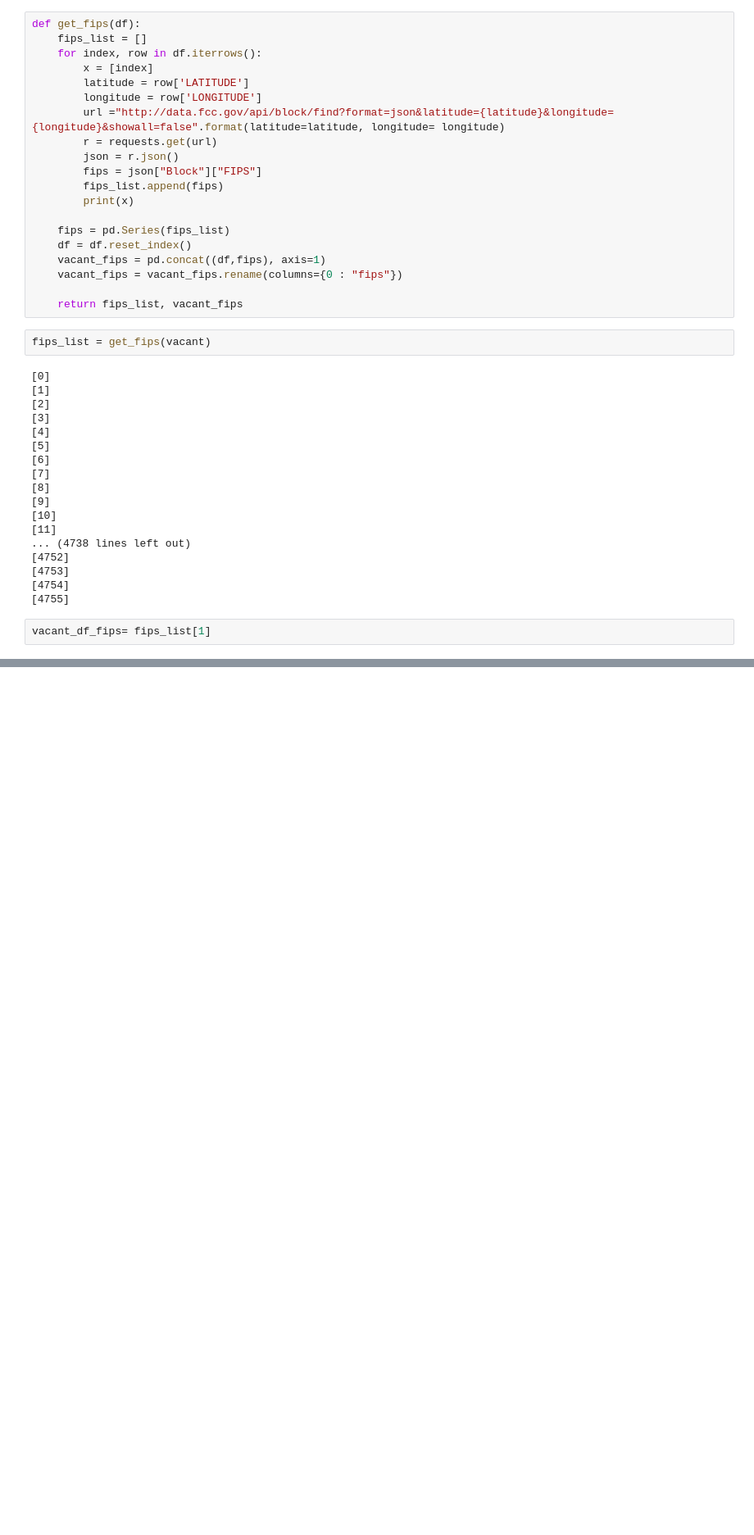
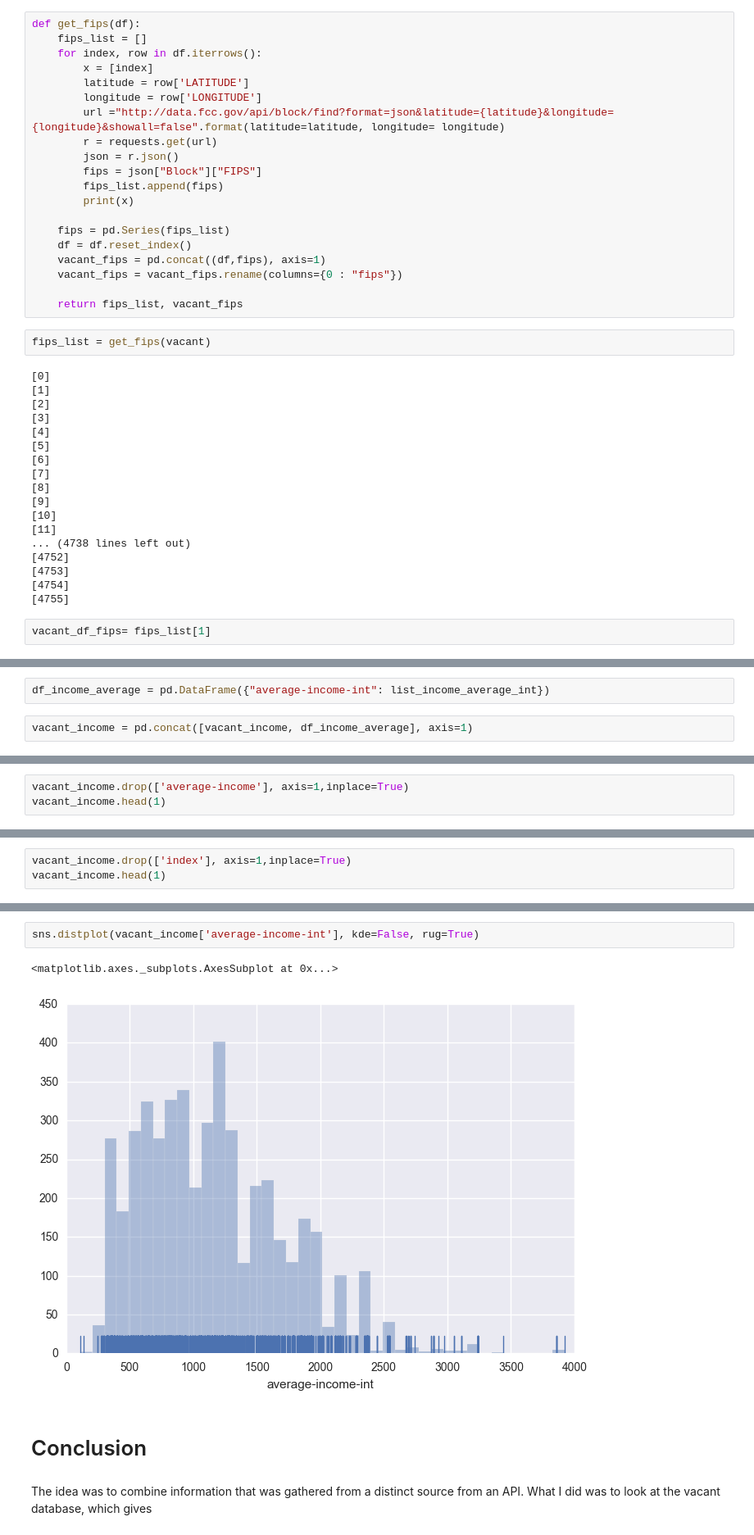
Before and after one commit to sanchez-castro/machine-learning-public-policy, a Jupyter notebook: diagnostic/diagnostic_problem2.ipynb, the cells around one changed output, grey strips where cells are left out. Shown at 82% size. Saved outputs shown, nothing was run; the diff lists cells and outputs as text; blank space fills up the shorter version.

Commit message:
uploading api information

```diff
--- a/diagnostic/diagnostic_problem2.ipynb
+++ b/diagnostic/diagnostic_problem2.ipynb
@@ -117,0 +185,4 @@ NameError: name 'json' is not defined
+# %%
+df_income_average = pd.DataFrame({"average-income-int": list_income_average_int})
+# %%
+vacant_income = pd.concat([vacant_income, df_income_average], axis=1)
@@ -117,0 +195,3 @@ NameError: name 'json' is not defined
+# %%
+vacant_income.drop(['average-income'], axis=1,inplace=True)
+vacant_income.head(1)
@@ -117,0 +202,3 @@ NameError: name 'json' is not defined
+# %%
+vacant_income.drop(['index'], axis=1,inplace=True)
+vacant_income.head(1)
@@ -117,0 +209,10 @@ NameError: name 'json' is not defined
+# %%
+sns.distplot(vacant_income['average-income-int'], kde=False, rug=True)
+# %% [output]
+<matplotlib.axes._subplots.AxesSubplot at 0x...>
+[figure, added]
+# %% [markdown]
+# Conclusion
+# %% [markdown]
+The idea was to combine information that was gathered from a distinct source from an API.
+What I did was to look at the vacant database, which gives
```
Also changed, not shown: parts of 16 cells of this notebook.
